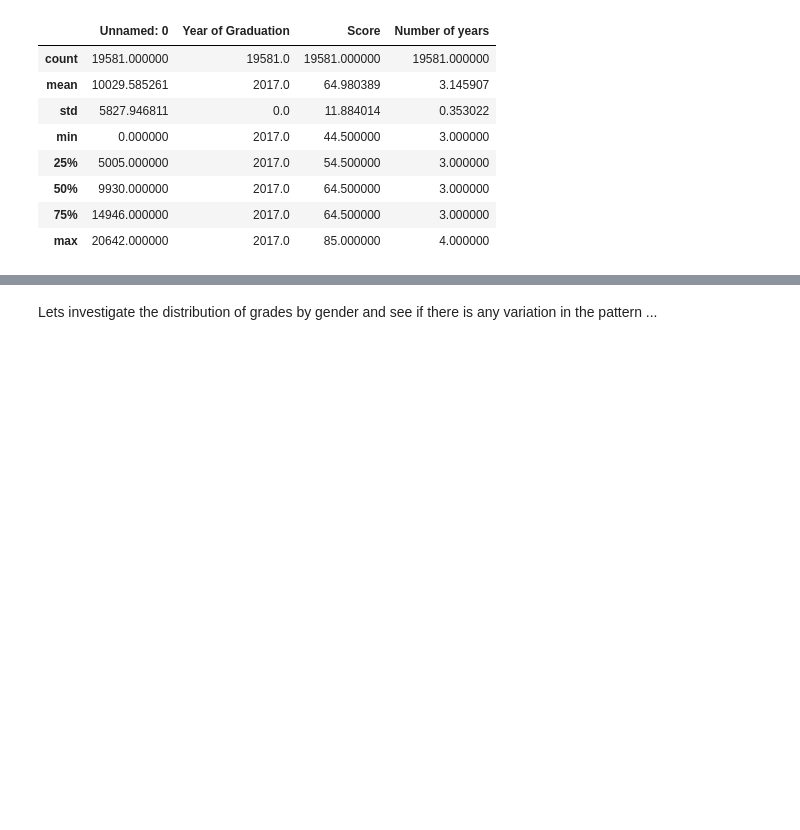
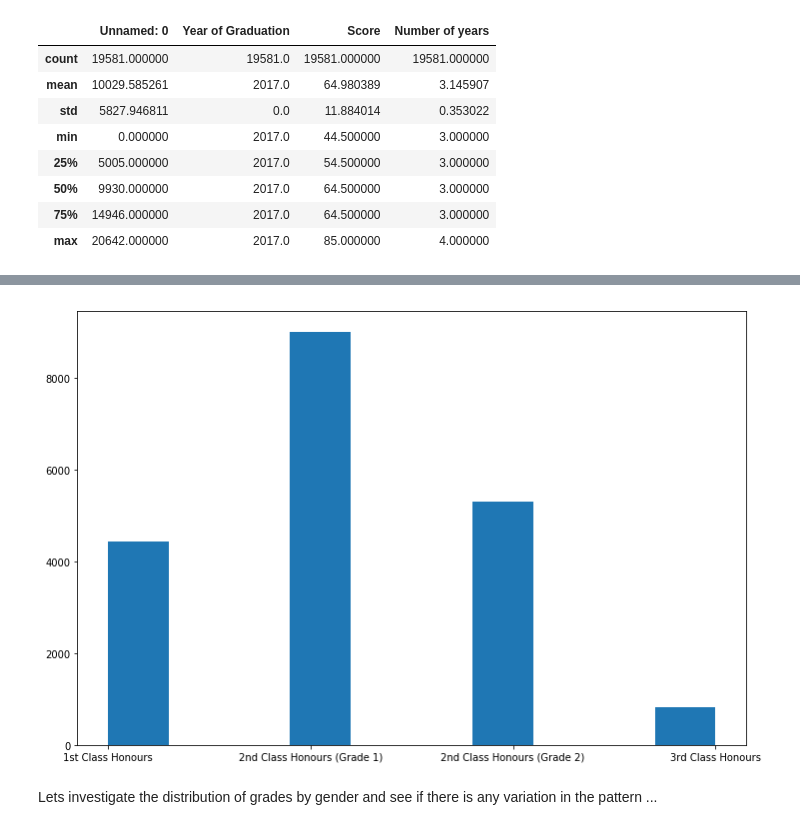
Before and after one commit to davesheils/ProgDA_Project, a Jupyter notebook: Programming for Data Analytics - Project Part 2.ipynb, the cells around one changed output, grey strips where cells are left out. Saved outputs shown, nothing was run; the diff lists cells and outputs as text; code cells hidden in the pictures; blank space fills up the shorter version.

```diff
--- a/Programming for Data Analytics - Project Part 2.ipynb
+++ b/Programming for Data Analytics - Project Part 2.ipynb
@@ -68,3 +73,31 @@ Clearly, a normal distribution is an inappropriate model here.
+# %%
+# (1) Function 'grade' to allocate grade based on score
+
+def grade(x):
+    if x > 69:
+        return '1st Class Honours'
+    elif x > 59:
+        return '2nd Class Honours (Grade 1)'
+    elif x > 49:
+        return '2nd Class Honours (Grade 2)'
+    else:
+        return '3rd Class Honours'
+
+# (2) Generate numpy array random examination scores
+
+scores = np.random.normal(63, 8, 19581) # lets play with the paramenters
+
+# (3) Using list comprehension, create a new array by calling the grade function to assign a grade to each member of the
+# scores array
+grades = [grade(x) for x in scores]
+
+# (4) plot a histogram showing the distribution of grades from the randomly generated numbers
+
+plt.figure(figsize=(12, 8))
+plt.hist(grades)
+plt.show()
+# %% [output]
+[figure, added]
 # %% [markdown]
 Lets investigate the distribution of grades by gender and see if there is any variation in the pattern ...
 # %%
```
Also changed, not shown: parts of 11 cells of this notebook, 2 other files.
